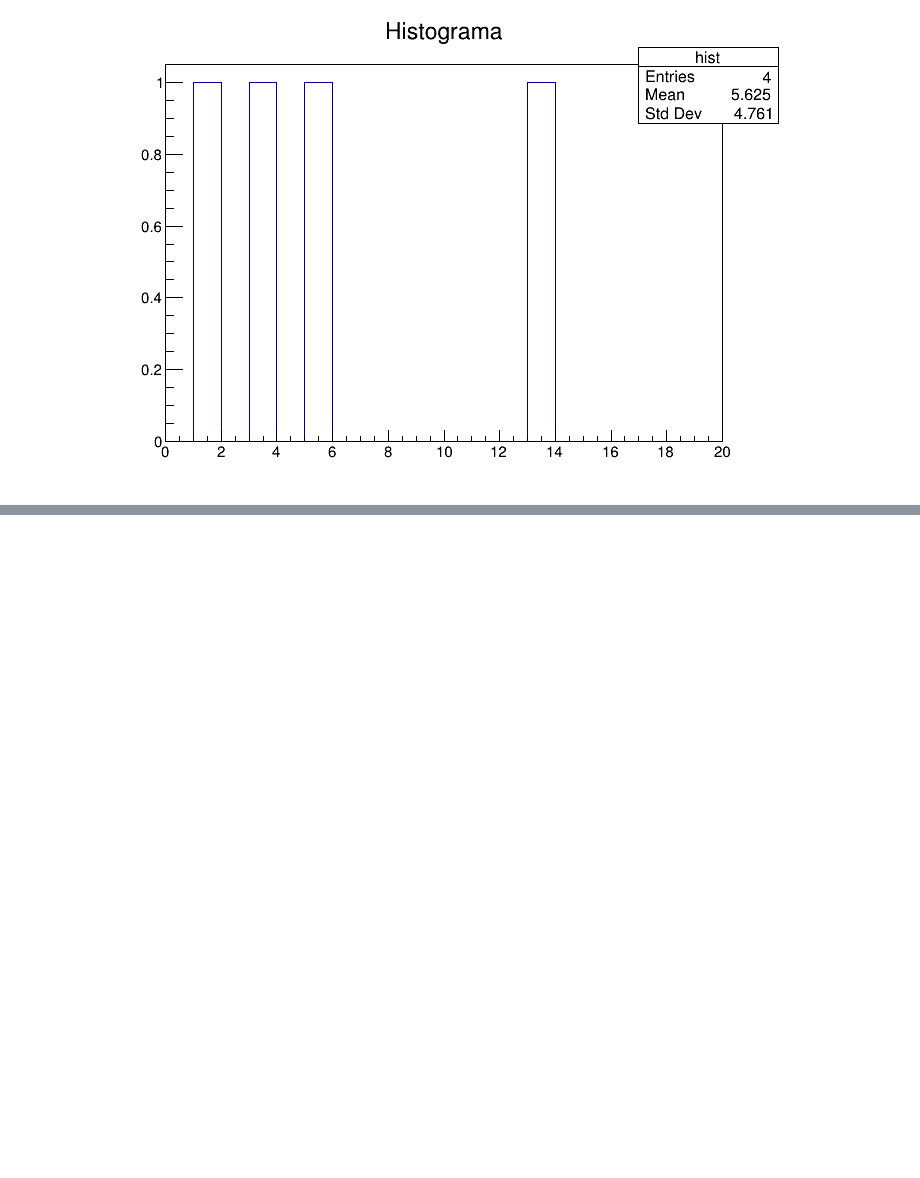
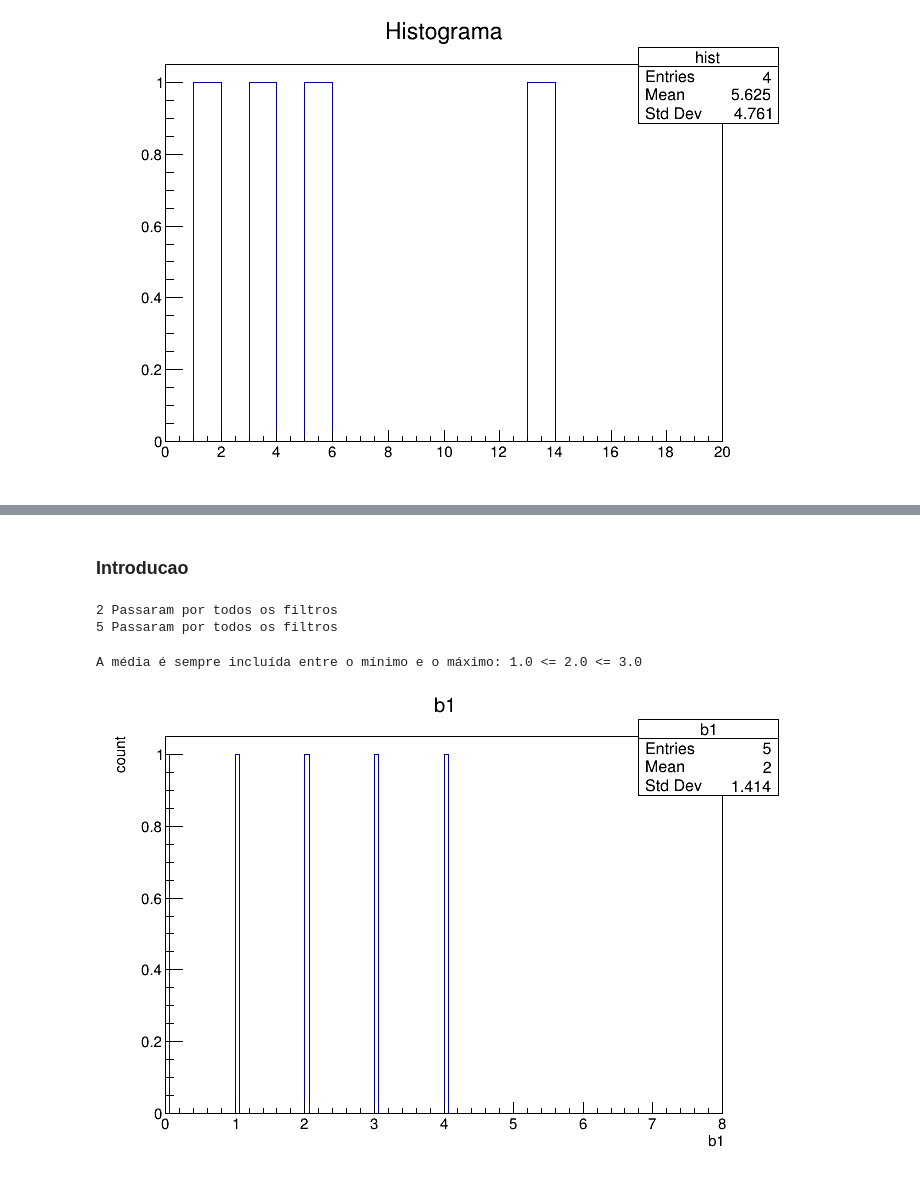
Before and after one commit to gabriels3t/Aprendendo-Cern-Root, a Jupyter notebook: main.ipynb, the cells around one changed output, grey strips where cells are left out. Cells and saved outputs as stored; diff of their text form; code cells hidden in the pictures; blank space fills up the shorter version.

```diff
--- a/main.ipynb
+++ b/main.ipynb
@@ -489,0 +507,2 @@ IndexError: array index out of range
+# %% [markdown]
+### Introducao
@@ -489,0 +514,35 @@ IndexError: array index out of range
+# %%
+nomepasta = "df001_introduction_py.root"
+nomeTree = "myTree"
+fill_tree(nomeTree, nomepasta)
+# %%
+d = ROOT.RDataFrame(nomeTree, nomepasta) # Criando um RDataFrame
+
+corteb1 = 'b1 < 5.' # o codigo precisa ser c++, e as variaveis tem que ser igual as definidas no df
+corteb1b2 = 'b2 % 2 && b1 < 4.'
+# %%
+entries1 = d.Filter(corteb1).Filter(corteb1b2).Count() # Filter = filtro; Count = recupera o numero de entradas do filtro
+
+print('{} Passaram por todos os filtros'.format(entries1.GetValue()))
+
+entries2 = d.Filter("b1 < 5.").Count();
+print('{} Passaram por todos os filtros'.format(entries2.GetValue()))
+# %% [output]
+2 Passaram por todos os filtros
+5 Passaram por todos os filtros
+# %%
+b1b2_cut = d.Filter(corteb1b2)
+minVal = b1b2_cut.Min('b1') # Minimo
+maxVal = b1b2_cut.Max('b1') # Maximo
+meanVal = b1b2_cut.Mean('b1') # Media
+nonDefmeanVal = b1b2_cut.Mean("b2")
+print('A média é sempre incluída entre o mínimo e o máximo: {0} <= {1} <= {2}'.format(minVal.GetValue(), meanVal.GetValue(), maxVal.GetValue()))
+# %% [output]
+A média é sempre incluída entre o mínimo e o máximo: 1.0 <= 2.0 <= 3.0
+# %%
+c = ROOT.TCanvas()
+hist = d.Filter(corteb1).Histo1D('b1') # colocando em um hist TH1F
+hist.Draw()
+c.Draw()
+# %% [output]
+[figure, added]
```
Also changed, not shown: parts of 6 cells of this notebook, 3 other files.
